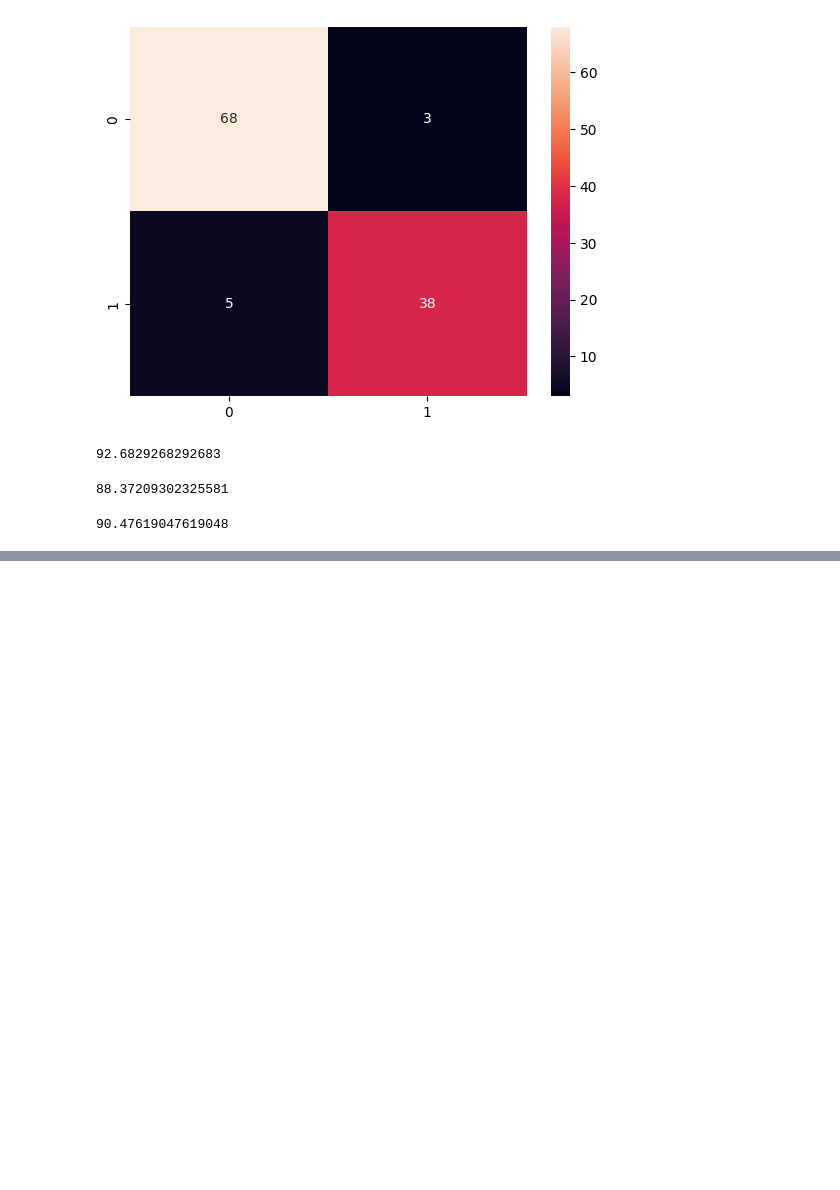
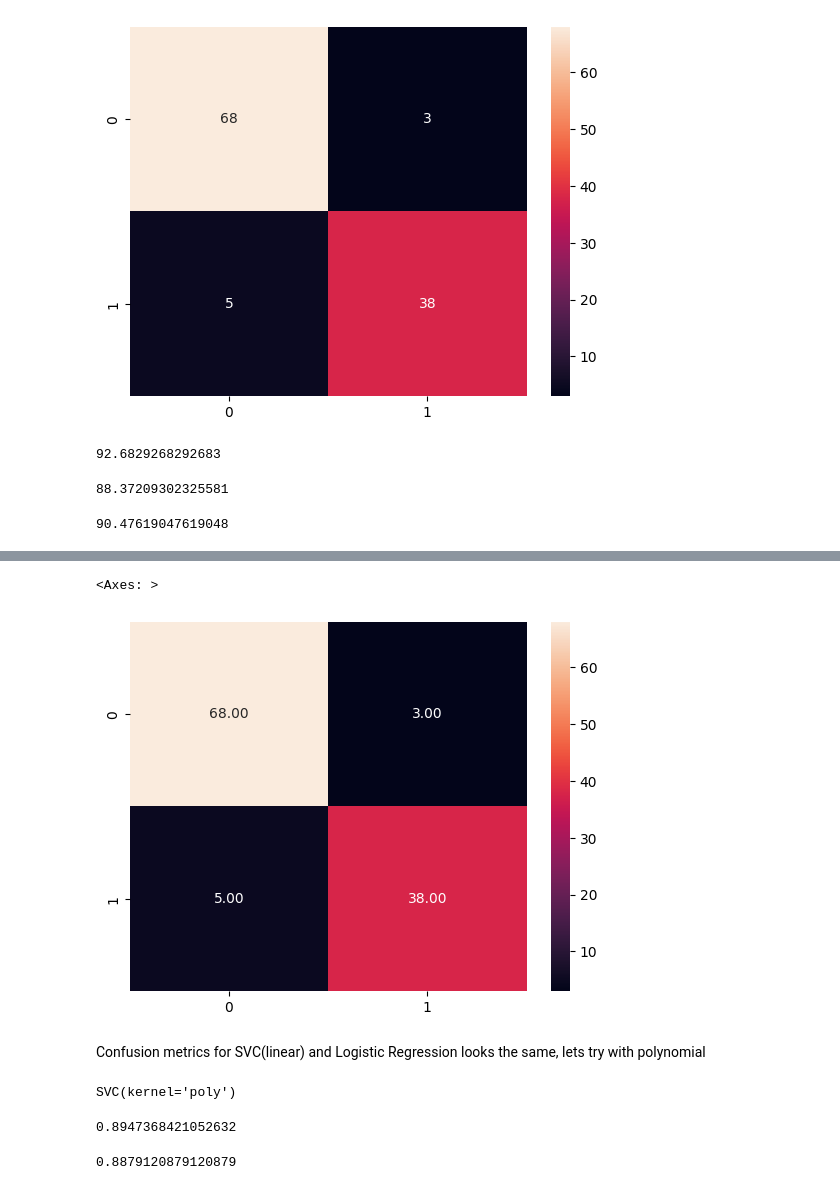
Before and after one commit to hahahang0/MLPracFromKaggle, a Jupyter notebook: BreastCancer/solutions/practical.ipynb, the cells around one changed output, grey strips where cells are left out. Saved outputs shown, nothing was run; the diff lists cells and outputs as text; code cells hidden in the pictures; blank space fills up the shorter version.

```diff
--- a/BreastCancer/solutions/practical.ipynb
+++ b/BreastCancer/solutions/practical.ipynb
@@ -510,0 +545,2 @@ fs
+# %%
+svc  = SVC(kernel="linear")
@@ -510,0 +561,9 @@ fs
+# %%
+cm_svc = confusion_matrix(y_test,svc.predict(x_test))
+# %%
+sns.heatmap(cm_svc,annot=True,fmt=".2f")
+# %% [output]
+<Axes: >
+[figure, added]
+# %% [markdown]
+<p>Confusion metrics for SVC(linear) and Logistic Regression looks the same, lets try with polynomial </p>
@@ -510,0 +572,12 @@ fs
+# %%
+svc_poly.fit(x_train,y_train)
+# %% [output]
+SVC(kernel='poly')
+# %%
+svc_poly.score(x_test,y_test)
+# %% [output]
+0.8947368421052632
+# %%
+svc_poly.score(x_train,y_train)
+# %% [output]
+0.8879120879120879
```
Also changed, not shown: parts of 28 cells of this notebook.
